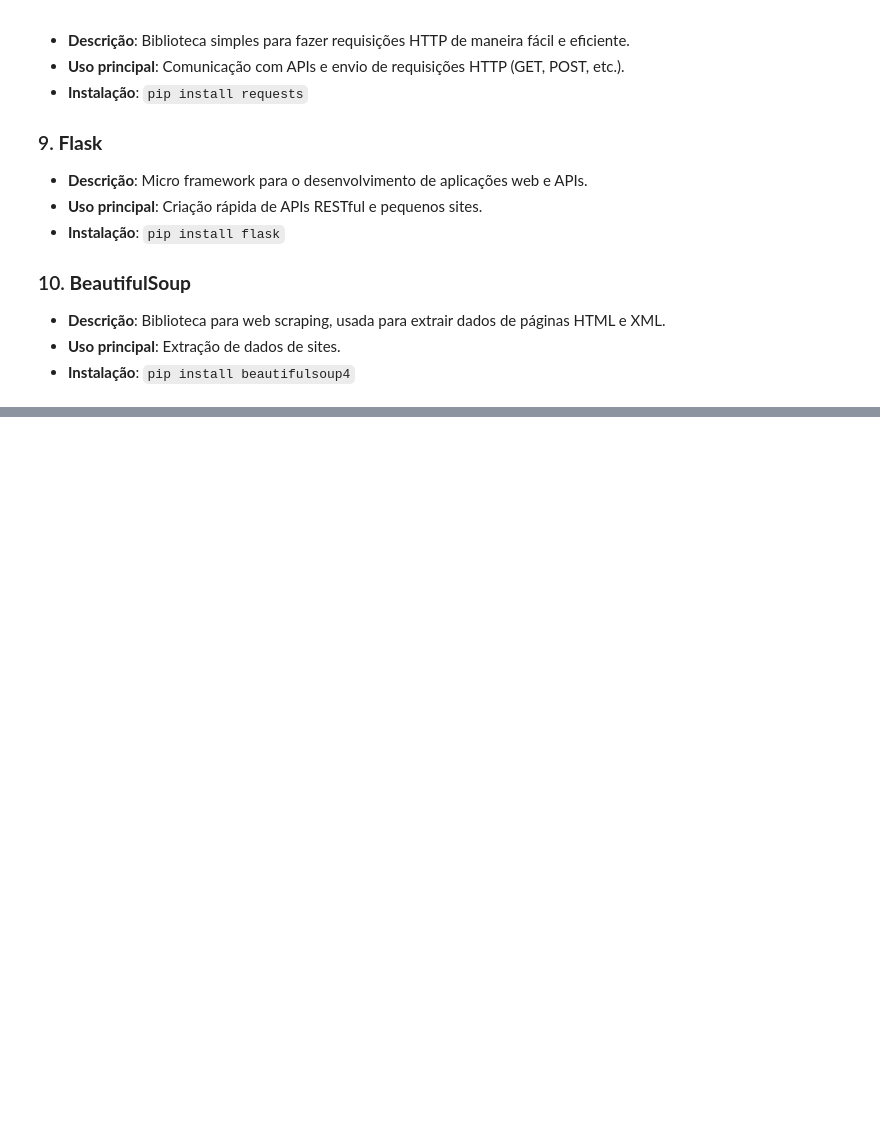
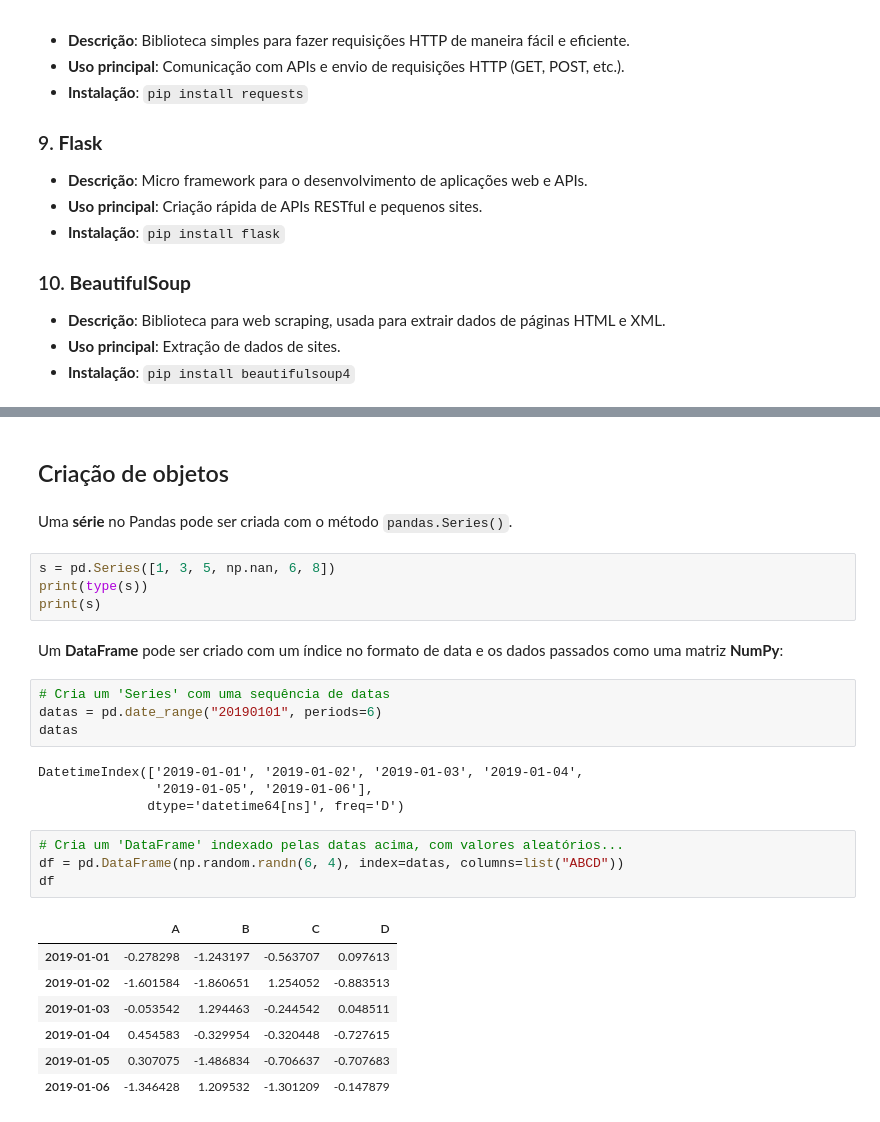
Before and after one commit to py241012543/CEE2, a Jupyter notebook: aulas.ipynb, the cells around one changed output, grey strips where cells are left out. Saved outputs shown, nothing was run; the diff lists cells and outputs as text; blank space fills up the shorter version.

Commit message:
Pandas - Exercícios  1 e 2

```diff
--- a/aulas.ipynb
+++ b/aulas.ipynb
@@ -1574,0 +2475,30 @@ A biblioteca padrão do Python é vasta, cobrindo uma ampla variedade de funcion
+# %% [markdown]
+## Criação de objetos
+# %% [markdown]
+Uma **série** no Pandas pode ser criada com o método `pandas.Series()`.
+# %%
+s = pd.Series([1, 3, 5, np.nan, 6, 8])
+print(type(s))
+print(s)
+# %% [markdown]
+Um **DataFrame** pode ser criado com um índice no formato de data e os dados passados como uma matriz **NumPy**:
+# %%
+# Cria um 'Series' com uma sequência de datas
+datas = pd.date_range("20190101", periods=6)
+datas
+# %% [output]
+DatetimeIndex(['2019-01-01', '2019-01-02', '2019-01-03', '2019-01-04',
+               '2019-01-05', '2019-01-06'],
+              dtype='datetime64[ns]', freq='D')
+# %%
+# Cria um 'DataFrame' indexado pelas datas acima, com valores aleatórios...
+df = pd.DataFrame(np.random.randn(6, 4), index=datas, columns=list("ABCD"))
+df
+# %% [output]
+|  | A | B | C | D |
+| 2019-01-01 | -0.278298 | -1.243197 | -0.563707 | 0.097613 |
+| 2019-01-02 | -1.601584 | -1.860651 | 1.254052 | -0.883513 |
+| 2019-01-03 | -0.053542 | 1.294463 | -0.244542 | 0.048511 |
+| 2019-01-04 | 0.454583 | -0.329954 | -0.320448 | -0.727615 |
+| 2019-01-05 | 0.307075 | -1.486834 | -0.706637 | -0.707683 |
+| 2019-01-06 | -1.346428 | 1.209532 | -1.301209 | -0.147879 |
```
Also changed, not shown: parts of 234 cells of this notebook.
